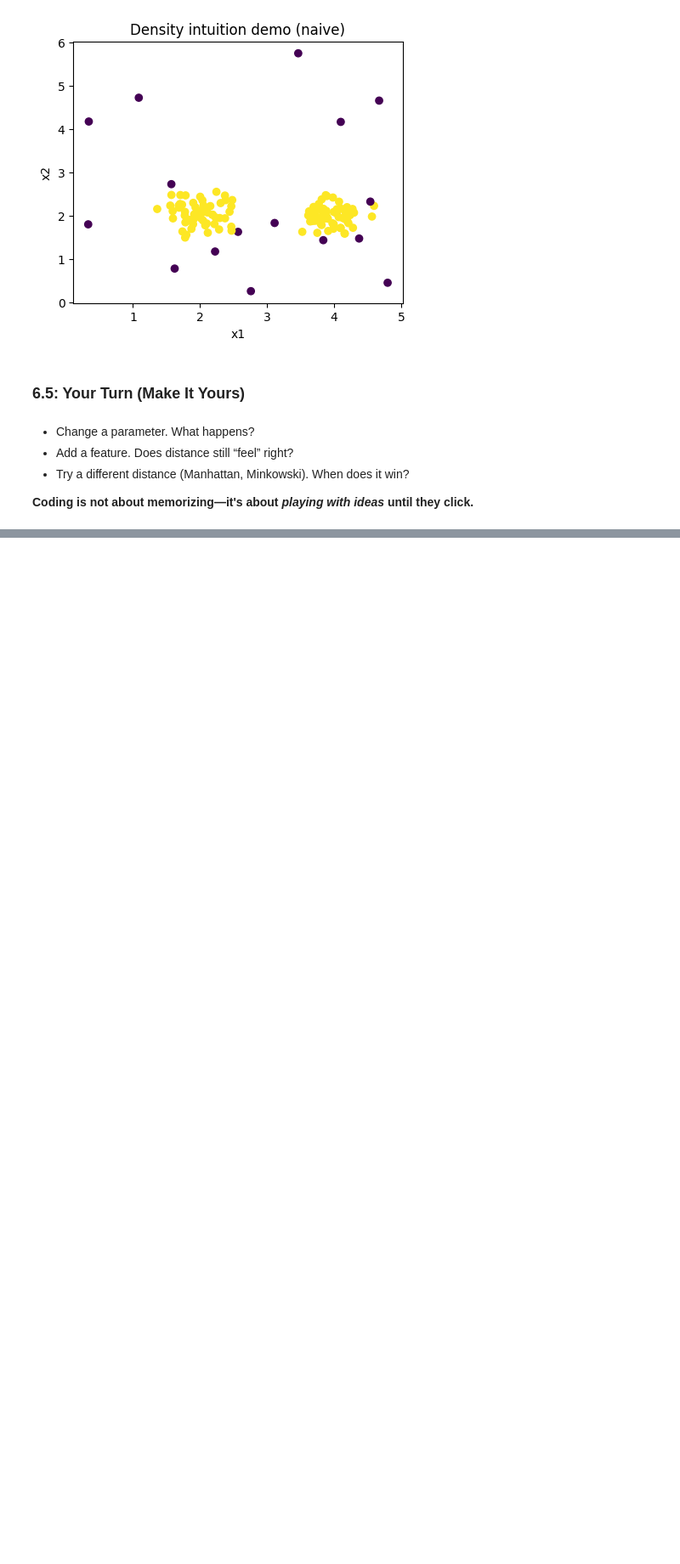
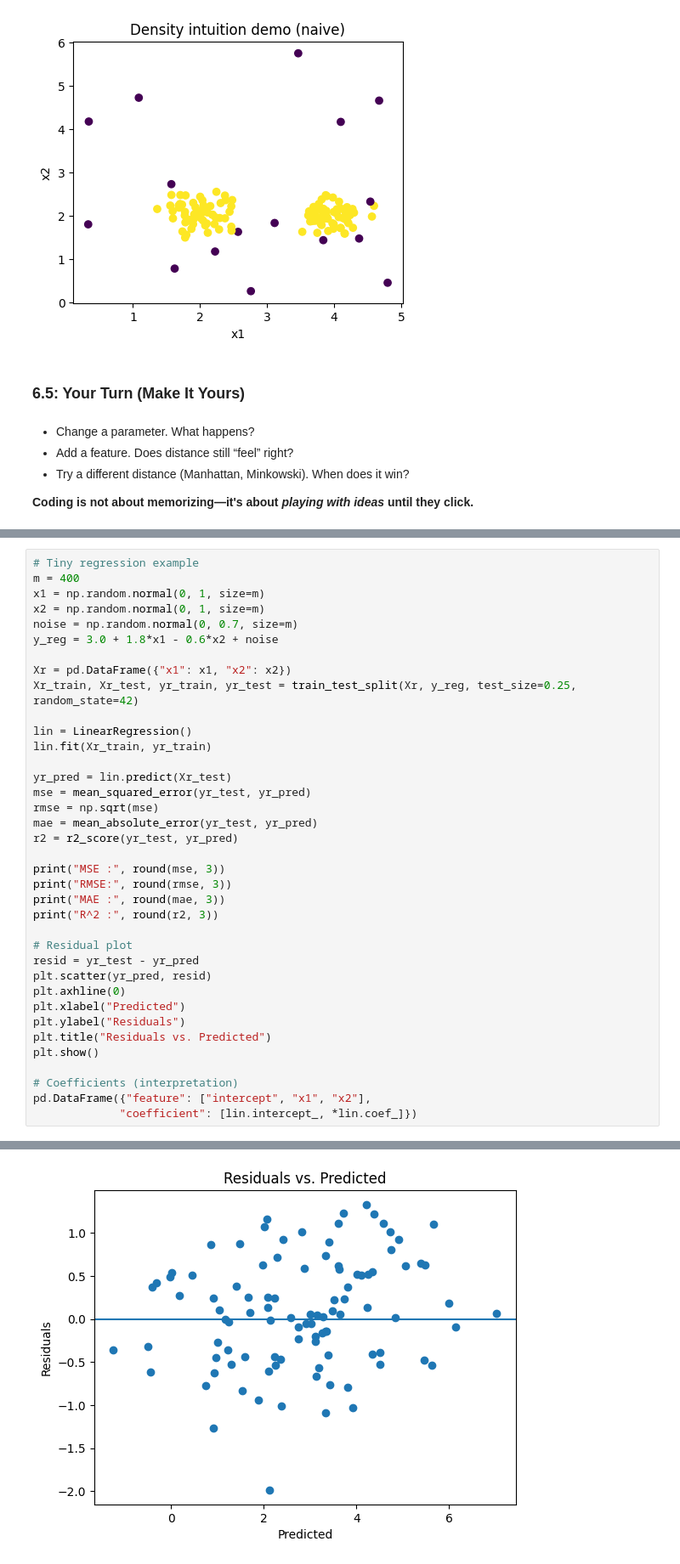
Before and after one commit to bendupey87/data_101_textbook, a Jupyter notebook: book/_build/jupyter_execute/data_101_book.ipynb, the cells around one changed output, grey strips where cells are left out. Shown at 85% size. Saved outputs shown, nothing was run; the diff lists cells and outputs as text; blank space fills up the shorter version.

```diff
--- a/book/_build/jupyter_execute/data_101_book.ipynb
+++ b/book/_build/jupyter_execute/data_101_book.ipynb
@@ -4067,0 +4458,38 @@ plt.show()
+# %%
+# Tiny regression example
+m = 400
+x1 = np.random.normal(0, 1, size=m)
+x2 = np.random.normal(0, 1, size=m)
+noise = np.random.normal(0, 0.7, size=m)
+y_reg = 3.0 + 1.8*x1 - 0.6*x2 + noise
+
+Xr = pd.DataFrame({"x1": x1, "x2": x2})
+Xr_train, Xr_test, yr_train, yr_test = train_test_split(Xr, y_reg, test_size=0.25, random_state=42)
+
+lin = LinearRegression()
+lin.fit(Xr_train, yr_train)
+
+yr_pred = lin.predict(Xr_test)
+mse = mean_squared_error(yr_test, yr_pred)
+rmse = np.sqrt(mse)
+mae = mean_absolute_error(yr_test, yr_pred)
+r2 = r2_score(yr_test, yr_pred)
+
+print("MSE :", round(mse, 3))
+print("RMSE:", round(rmse, 3))
+print("MAE :", round(mae, 3))
+print("R^2 :", round(r2, 3))
+
+# Residual plot
+resid = yr_test - yr_pred
+plt.scatter(yr_pred, resid)
+plt.axhline(0)
+plt.xlabel("Predicted")
+plt.ylabel("Residuals")
+plt.title("Residuals vs. Predicted")
+plt.show()
+
+# Coefficients (interpretation)
+pd.DataFrame({"feature": ["intercept", "x1", "x2"],
+             "coefficient": [lin.intercept_, *lin.coef_]})
+# %% [output]
@@ -4067,0 +4500 @@ plt.show()
+[figure, added]
```
Also changed, not shown: parts of 43 cells of this notebook, 27 other files.
